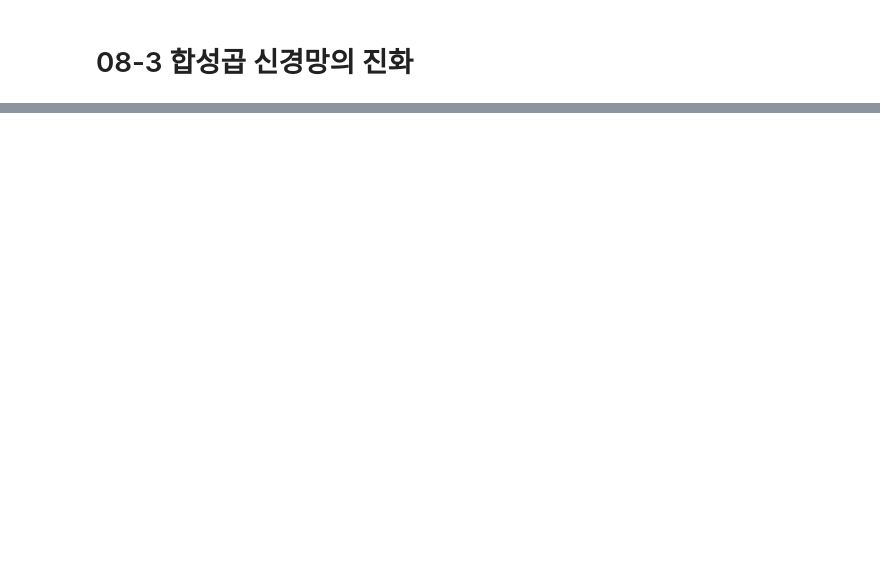
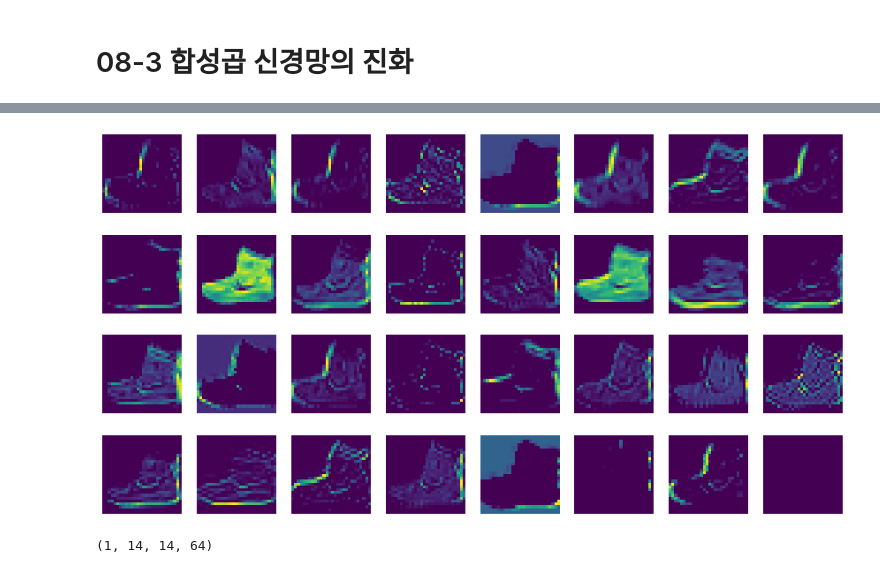
Before and after one commit to henney3765/MLDL_studyalone, a Jupyter notebook: 08_이미지를위한인공신경망.ipynb, the cells around one changed output, grey strips where cells are left out. Cells and saved outputs as stored; diff of their text form; code cells hidden in the pictures; blank space fills up the shorter version.

```diff
--- a/08_이미지를위한인공신경망.ipynb
+++ b/08_이미지를위한인공신경망.ipynb
@@ -166,0 +245,2 @@ model.evaluate(test_scaled, test_target)
+# %%
+conv_acti = keras.Model(model.input, model.layers[0].output)
@@ -166,0 +253,3 @@ model.evaluate(test_scaled, test_target)
+# %%
+inputs = train_input[0:1].reshape(-1, 28, 28, 1) / 255.0
+feature_maps = conv_acti.predict(inputs)
@@ -166,0 +260,9 @@ model.evaluate(test_scaled, test_target)
+# %%
+fig, axs = plt.subplots(4, 8, figsize=(15, 8))
+for i in range(4):
+  for j in range(8):
+    axs[i, j].imshow(feature_maps[0,:,:,i*8+j])
+    axs[i, j].axis('off')
+plt.show()
+# %% [output]
+[figure, added]
@@ -166,0 +274,4 @@ model.evaluate(test_scaled, test_target)
+# %%
+print(feature_maps.shape)
+# %% [output]
+(1, 14, 14, 64)
```
Also changed, not shown: parts of 26 cells of this notebook.
